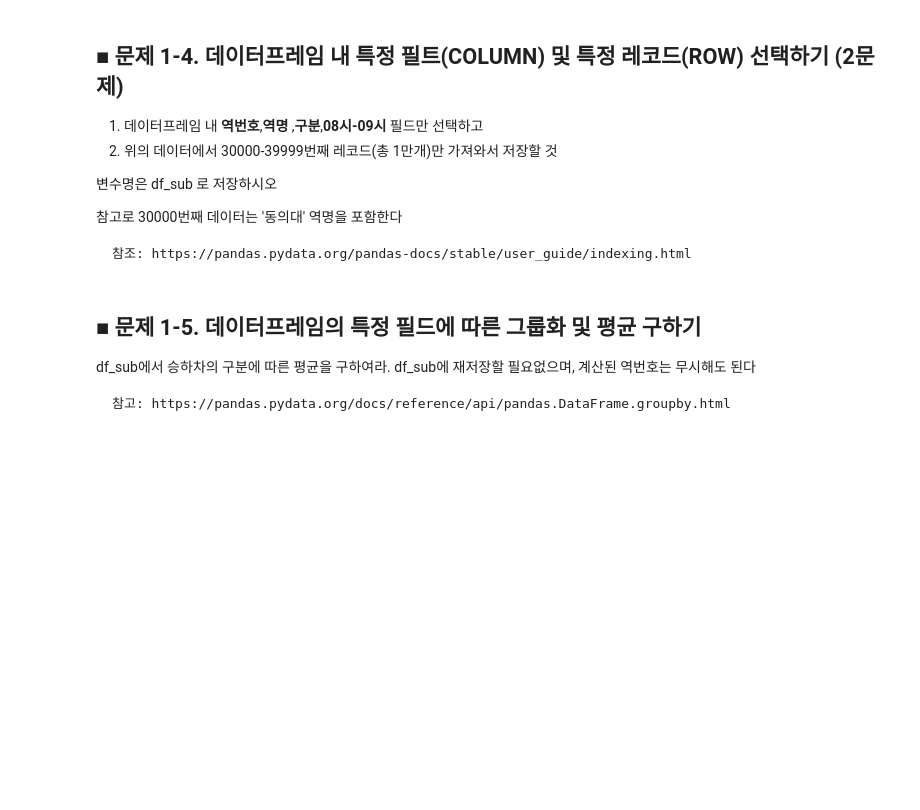
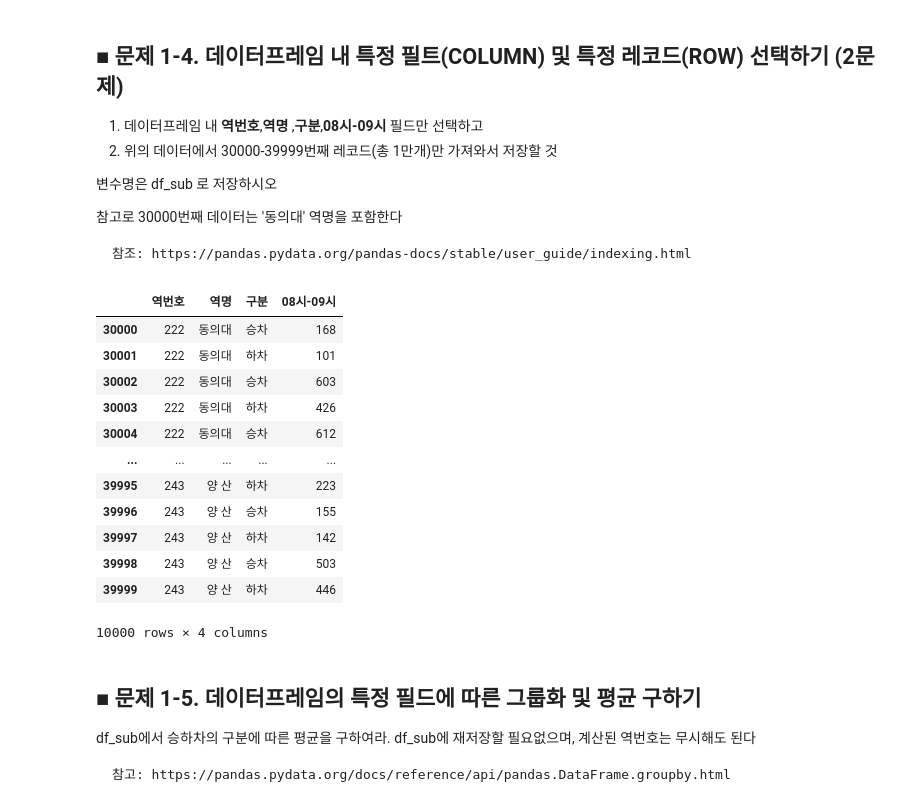
Before and after one commit to realp0tato/discretemath, a Jupyter notebook: 주제1_(1-3)_부산시_도시철도_데이터_분석하기.ipynb, the cells around one changed output. Saved outputs shown, nothing was run; the diff lists cells and outputs as text; code cells hidden in the pictures; blank space fills up the shorter version.

````diff
--- a/주제1_(1-3)_부산시_도시철도_데이터_분석하기.ipynb
+++ b/주제1_(1-3)_부산시_도시철도_데이터_분석하기.ipynb
@@ -131,5 +136,24 @@ df.tail()
 ```
 참조: https://pandas.pydata.org/pandas-docs/stable/user_guide/indexing.html
 ```
+# %%
+## your code here..
+df_sub = df[['역번호','역명','구분','08시-09시']]
 # %%
 ## your code here..
+df_sub = df_sub.loc[30000:39999]
+df_sub
+# %% [output]
+|  | 역번호 | 역명 | 구분 | 08시-09시 |
+| 30000 | 222 | 동의대 | 승차 | 168 |
+| 30001 | 222 | 동의대 | 하차 | 101 |
+| 30002 | 222 | 동의대 | 승차 | 603 |
+| 30003 | 222 | 동의대 | 하차 | 426 |
+| 30004 | 222 | 동의대 | 승차 | 612 |
+| ... | ... | ... | ... | ... |
+| 39995 | 243 | 양 산 | 하차 | 223 |
+| 39996 | 243 | 양 산 | 승차 | 155 |
+| 39997 | 243 | 양 산 | 하차 | 142 |
+| 39998 | 243 | 양 산 | 승차 | 503 |
+| 39999 | 243 | 양 산 | 하차 | 446 |
+10000 rows × 4 columns
````
Also changed, not shown: parts of 5 cells of this notebook.
